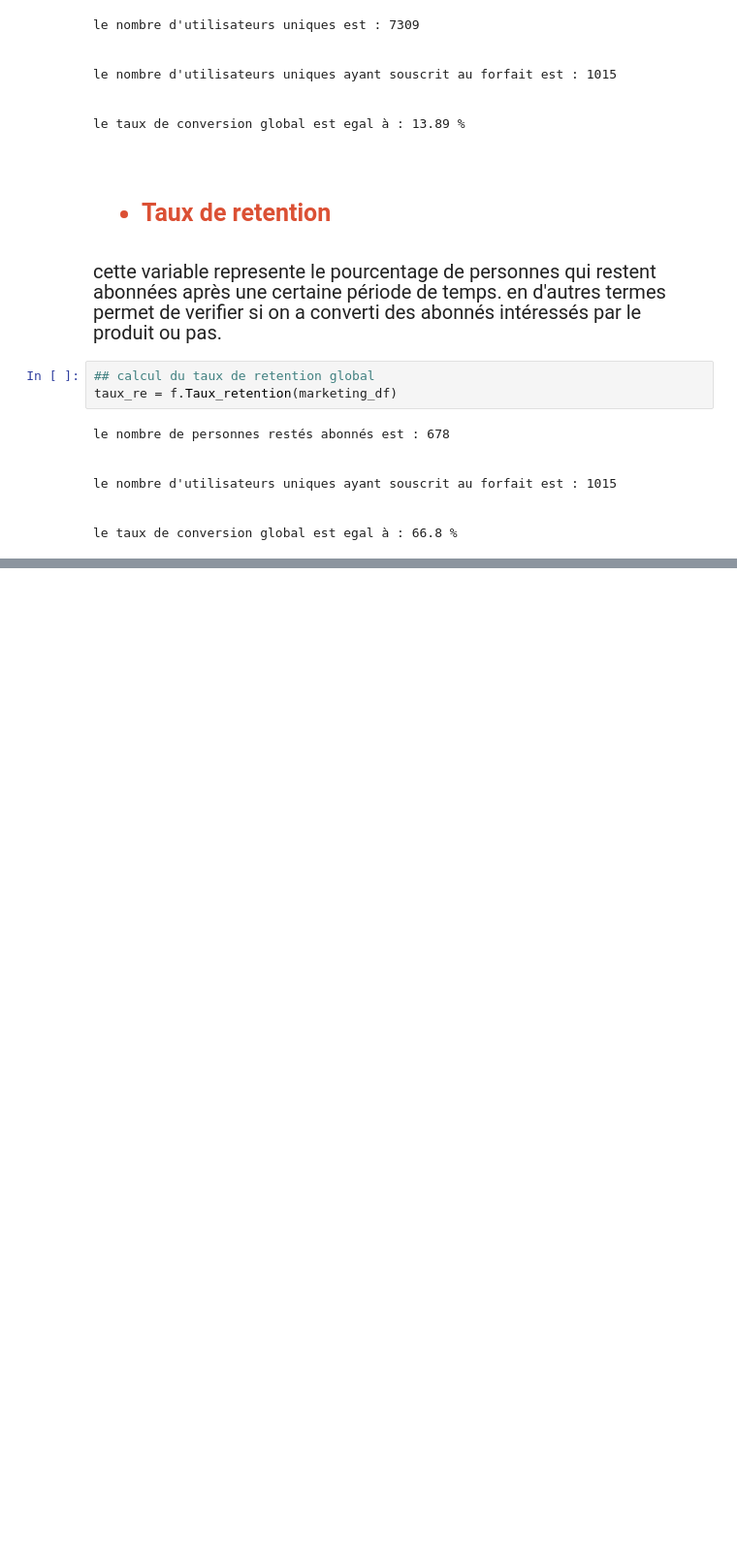
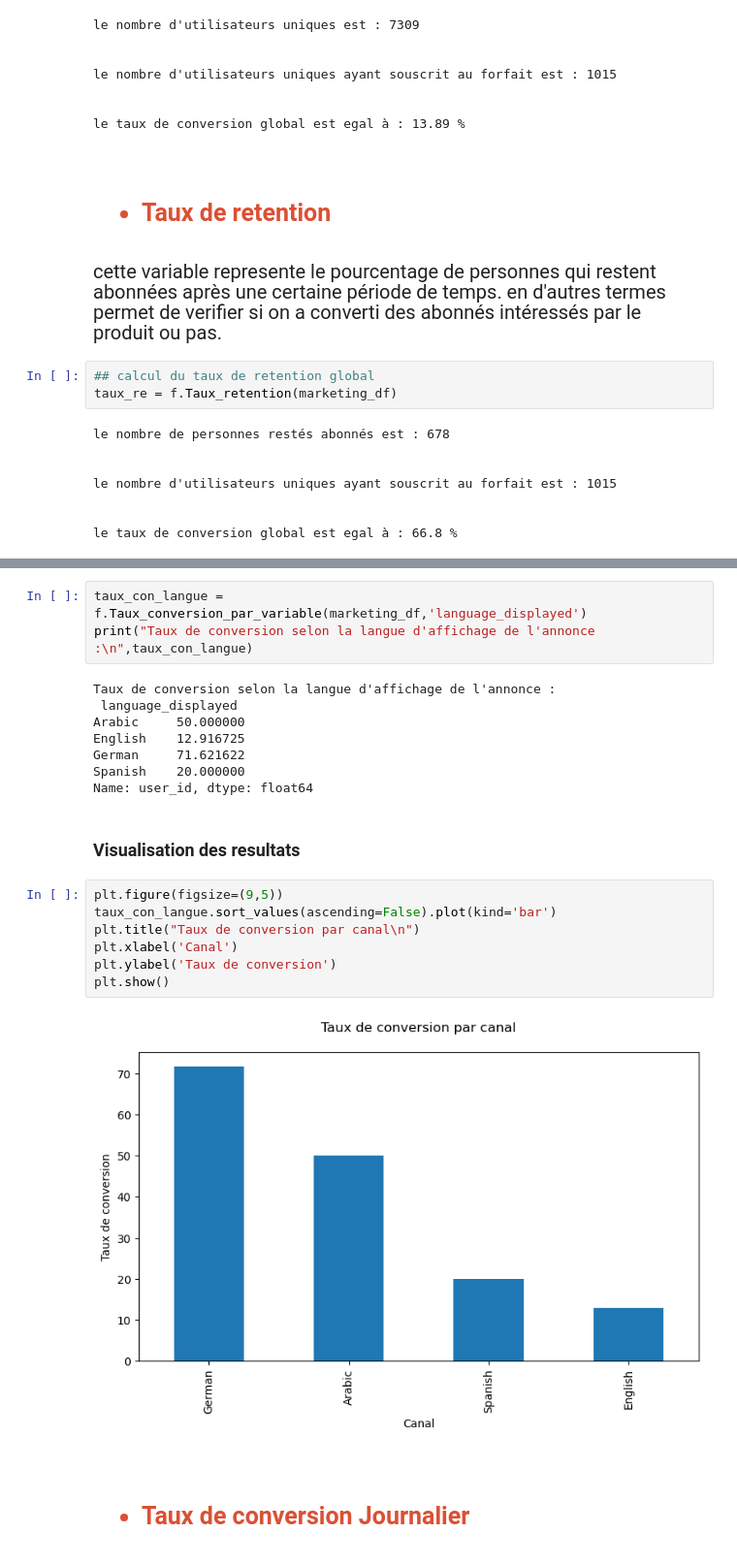
Before and after one commit to tziemiNgansop237/Analyse_Campagne_Marketing, a Jupyter notebook: src/indicateurs_Cles_de_Performance.ipynb, the cells around one changed output, grey strips where cells are left out. Shown: that part at 97% size. Drawn from its saved outputs; the diff is of its cells as text; blank space fills up the shorter version.

```diff
--- a/src/indicateurs_Cles_de_Performance.ipynb
+++ b/src/indicateurs_Cles_de_Performance.ipynb
@@ -94,0 +207,30 @@ le taux de conversion global est egal à : 66.8 %
+# %%
+taux_con_langue = f.Taux_conversion_par_variable(marketing_df,'language_displayed')
+print("Taux de conversion selon la langue d'affichage de l'annonce :\n",taux_con_langue)
+# %% [output]
+Taux de conversion selon la langue d'affichage de l'annonce :
+ language_displayed
+Arabic     50.000000
+English    12.916725
+German     71.621622
+Spanish    20.000000
+Name: user_id, dtype: float64
+# %% [markdown]
+### Visualisation  des resultats
+# %%
+plt.figure(figsize=(9,5))
+taux_con_langue.sort_values(ascending=False).plot(kind='bar')
+plt.title("Taux de conversion par canal\n")
+plt.xlabel('Canal')
+plt.ylabel('Taux de conversion')
+plt.show()
+# %% [output]
+[figure, added]
+# %% [markdown]
+<br/>
+<h1 style="font-family: 'Georgia', serif;  font-size: 25px; color:rgb(219, 80, 52); text-shadow: 2px 2px 5px rgba(0, 0, 0, 0.3)">
+<ul>
+<li style="list-style-type: square">Taux de conversion Journalier
+</li>
+</ul>
+</h1>
```
Also changed, not shown: parts of 50 cells of this notebook, 3 other files.
